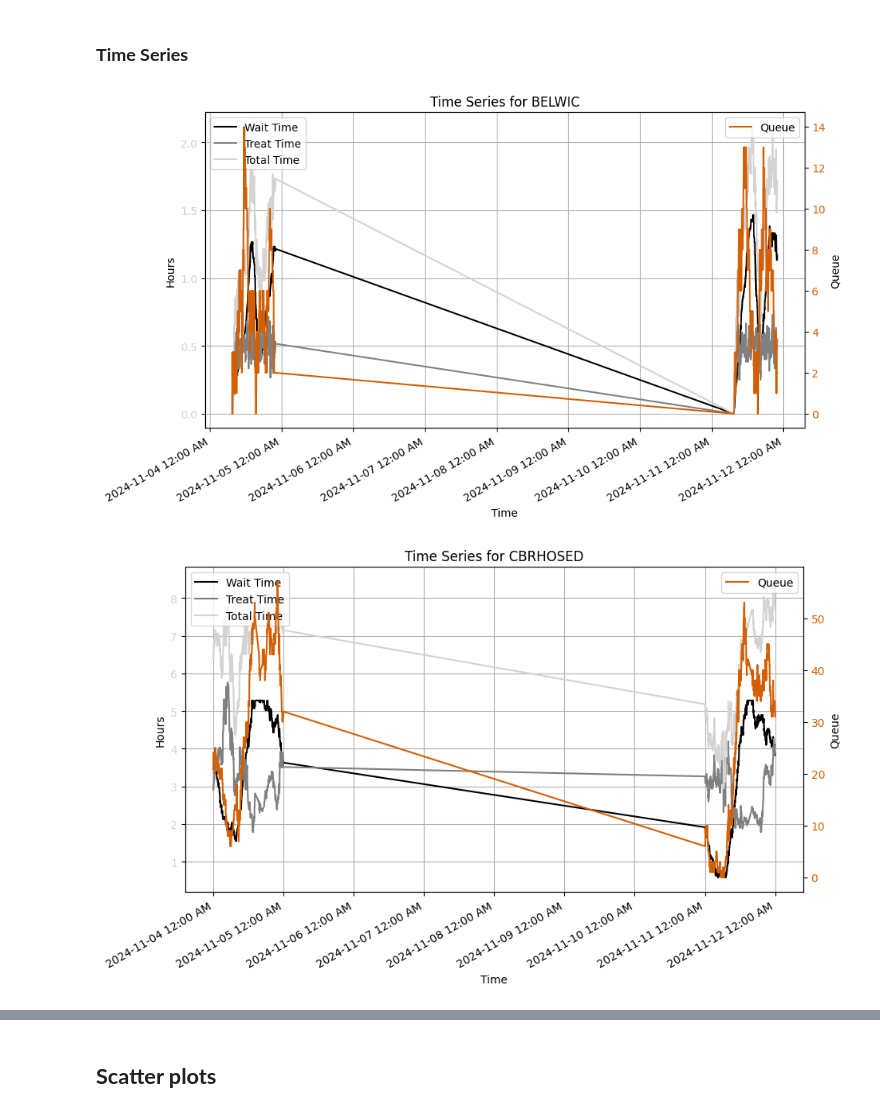
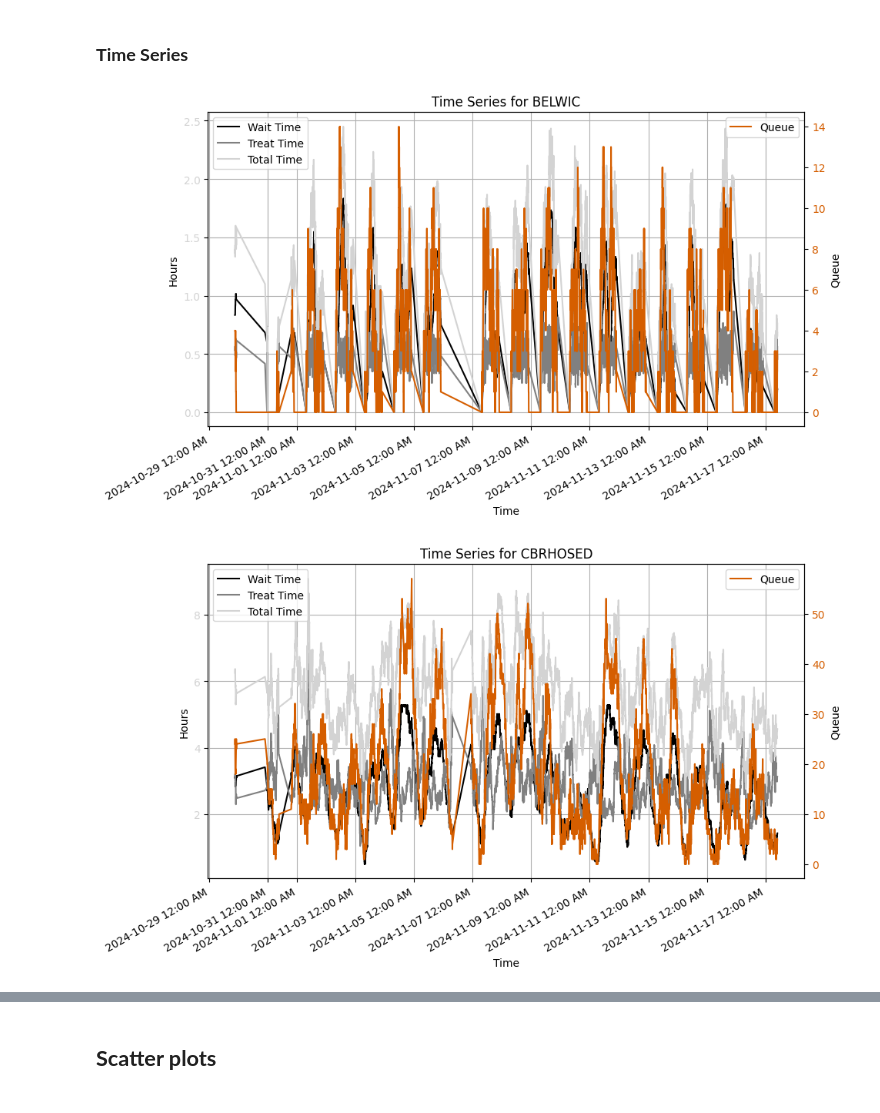
Before and after one commit to DerekWu1/wic_wait_times, a Jupyter notebook: analysis.ipynb, the cells around one changed output, grey strips where cells are left out. Cells and saved outputs as stored; diff of their text form; code cells hidden in the pictures.

```diff
--- a/analysis.ipynb
+++ b/analysis.ipynb
@@ -33,6 +43,7 @@ df['wait_time'] = pd.to_timedelta(df['wait_time'] + ':00')
 df['treat_time'] = pd.to_timedelta(df['treat_time'] + ':00')
 df['total_time'] = pd.to_timedelta(df['total_time'] + ':00')
 
+# Time modifications
 df['wait_time'] = df['wait_time'].dt.total_seconds() / 3600
 df['treat_time'] = df['treat_time'].dt.total_seconds() / 3600
 df['total_time'] = df['total_time'].dt.total_seconds() / 3600
@@ -40,6 +51,16 @@ df['hour_minute'] = df['lastUpdated'].dt.strftime('%H:%M')
 df['hour_minute'] = pd.to_datetime(df['hour_minute'], format='%H:%M')
 df['hour_minute_numeric'] = df['hour_minute'].dt.hour * 60 + df['hour_minute'].dt.minute
 df['day_of_week'] = df['lastUpdated'].dt.day_name()
+df['hour_time'] = df['hour_minute'].dt.time
+
+# Calculating lagged differences for each 'id' group
+df['queue_diff'] = df.groupby('id')['queue'].diff()
+df['wait_time_diff'] = df.groupby('id')['wait_time'].diff()
+df['treat_time_diff'] = df.groupby('id')['treat_time'].diff()
+df['total_time_diff'] = df.groupby('id')['total_time'].diff()
+df['hour_minute_numeric_diff'] = df.groupby('id')['hour_minute_numeric'].diff()
+
+df.to_csv("clean_chs_waittimes.csv", index=False)
 # %% [markdown]
 ## **Exploratory Data Analysis**
 # %%
@@ -69,12 +90,12 @@ colour_wait_time = '#D3D3D3'  # Gray
 colour_queue = '#D55E00'      # Orange
 
 # Define your date range
-# start_date = "2024-10-28"
-# end_date = "2024-11-12"
+start_date = "2024-10-28"
+end_date = "2024-11-18"
 
 # Filter DataFrame based on lastUpdated
-# filtered_df = df[(df['lastUpdated'] >= start_date) & (df['lastUpdated'] <= end_date)]
-filtered_df = df[(df['day_of_week'] == "Monday")]
+filtered_df = df[(df['lastUpdated'] >= start_date) & (df['lastUpdated'] <= end_date)]
+# filtered_df = df[(df['day_of_week'] == "Monday")]
 
 # Group by 'id' for plotting
 grouped = filtered_df.groupby('id')
@@ -86,32 +107,32 @@ for name, group in grouped:
 
     # Plot wait times on primary y-axis
     ax1.plot(group['lastUpdated'], group['wait_time'], label='Wait Time', color='000000')   # black
     ax1.plot(group['lastUpdated'], group['treat_time'], label='Treat Time', color='#808080')
     ax1.plot(group['lastUpdated'], group['total_time'], label='Total Time', color=colour_wait_time)
 
     # Primary y-axis settings
     ax1.set_xlabel('Time')
     ax1.set_ylabel('Hours')
     ax1.set_title(f'Time Series for {name}')
     ax1.tick_params(axis='y', labelcolor=colour_wait_time)
     ax1.legend(loc='upper left')
     ax1.grid(True)
 
     # Formatting the x-axis to show date and time in AM/PM format
     ax1.xaxis.set_major_formatter(mdates.DateFormatter('%Y-%m-%d %I:%M %p'))
     fig.autofmt_xdate()  # Rotate x-axis labels for readability
 
     # Create a secondary y-axis for the queue
     ax2 = ax1.twinx()
     ax2.plot(group['lastUpdated'], group['queue'], label='Queue', color=colour_queue)
 
     # Secondary y-axis settings
     ax2.set_ylabel('Queue')
     ax2.tick_params(axis='y', labelcolor=colour_queue)
     ax2.legend(loc='upper right')
 
     # Show the combined plot
     plt.show()
 # %% [output]
-[figure, old version]
+[figure, new version]
-[figure, old version]
+[figure, new version]
```
Also changed, not shown: parts of 23 cells of this notebook, 2 other files.
